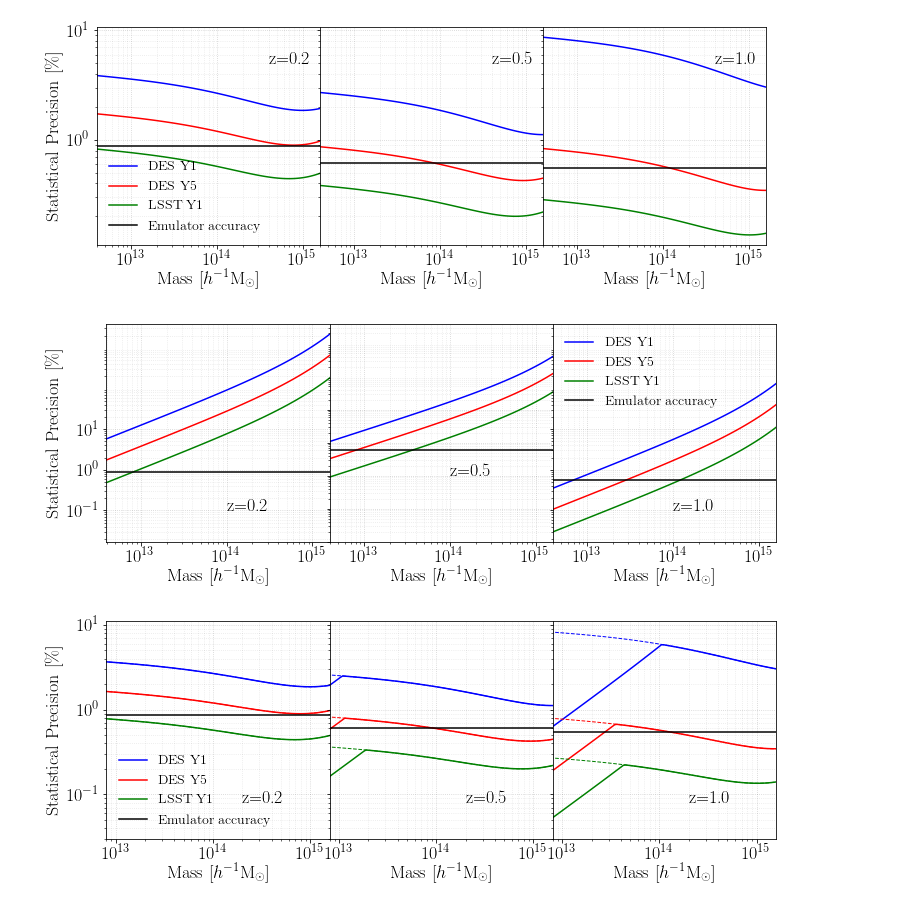
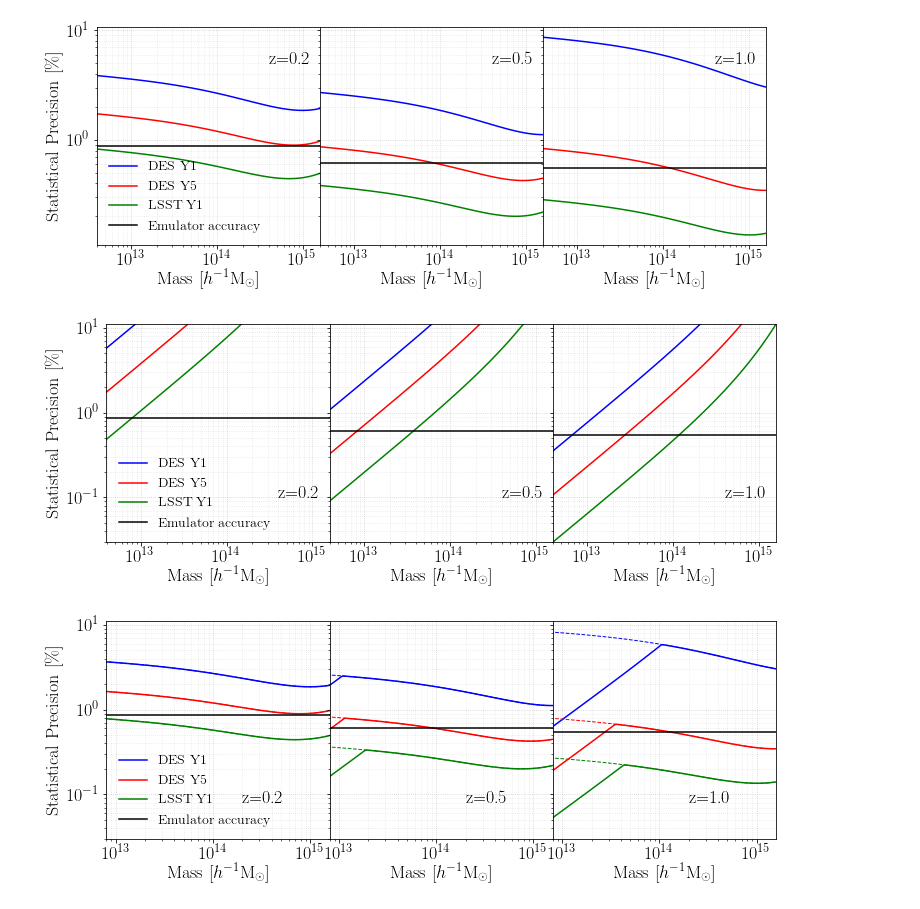
Before and after one commit to AemulusProject/bias_emulator, a Jupyter notebook: notebooks/Bias Accuracy Requirements.ipynb, the cells around one changed output. Saved outputs shown, nothing was run; the diff lists cells and outputs as text; code cells hidden in the pictures.

```diff
--- a/notebooks/Bias Accuracy Requirements.ipynb
+++ b/notebooks/Bias Accuracy Requirements.ipynb
@@ -312,38 +312,38 @@ for j,z in enumerate(zs):
     nu = base_args["nu"]
     for i, name in enumerate(names):
         SD = source_densities[i]
         zstar = zstars[i]
         area = areas[i]
         args = get_args(z, SD, zstar, area, base_args)
 
         M = args["M"]
 
         acc = get_bias_accuracy_xihh(z, args, frac_over)
         ax[j].plot(M, acc*scale, label=name, c=colors[i])
     nu = base_args["nu"]
     acc_model = accuracy_model.accuracy_at_nu_z(nu, z)
     ax[j].plot(M, acc_model*scale, c='k', label="Emulator accuracy")
     ax[j].set_xscale('log')
     ax[j].set_yscale('log')
-    ax[j].text(1e14, 0.001*scale, r"z=%.1f"%z, fontsize=18)
+    ax[j].text(4e14, 0.001*scale, r"z=%.1f"%z, fontsize=18)
     ax[j].set_xlabel(r"${\rm Mass}\ [h^{-1}{\rm M}_\odot]$")
     #ax[j].set_xlabel("Mass")
     ax[j].set_xlim(min(M), max(M))
-    #ax[j].set_ylim(0.005, 0.048)
+    ax[j].set_ylim(0.0003*scale, 0.11*scale)
     al = 0.2 #alpha
     ax[j].grid(which="major",color='k', alpha=al, ls=':')
     ax[j].grid(which="minor",color='k', alpha=al/2, ls=':')
 
-ax[1].set_yticks([1e-3,1e-2,1e-1,1e0,1e1])
+#ax[1].set_yticks([1e-3,1e-2,1e-1,1e0,1e1])
 #ax[1].set_yticklabels([1e-3,1e-2,1e-1,1e0,1e1])
 
-ax[2].legend(loc=0, frameon=False, fontsize=14)
+ax[0].legend(loc=0, frameon=False, fontsize=14)
 ax[0].set_ylabel(y_axis_label)
 plt.subplots_adjust(wspace=0)
 fig.savefig("bias_acc_xihh.png", dpi=300, bbox_inches="tight")
 fig.savefig("bias_acc_xihh.pdf", dpi=300, bbox_inches="tight")
 # %% [output]
-[figure, old version]
+[figure, new version]
 # %%
 zs = [0.2, 0.5, 1.0]
 colors = ["b", "r", "g"]
```
Also changed, not shown: 5 other files.
